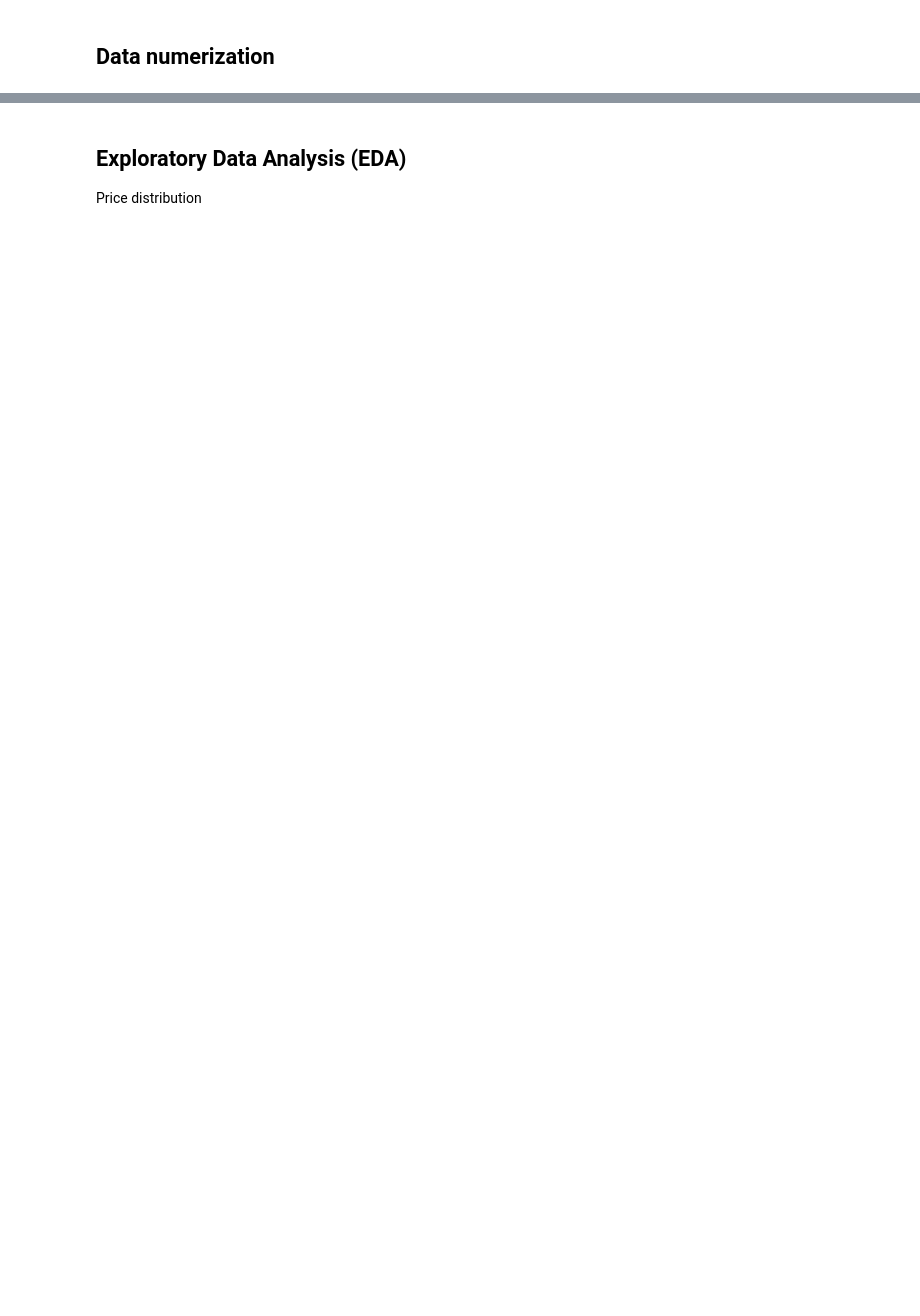
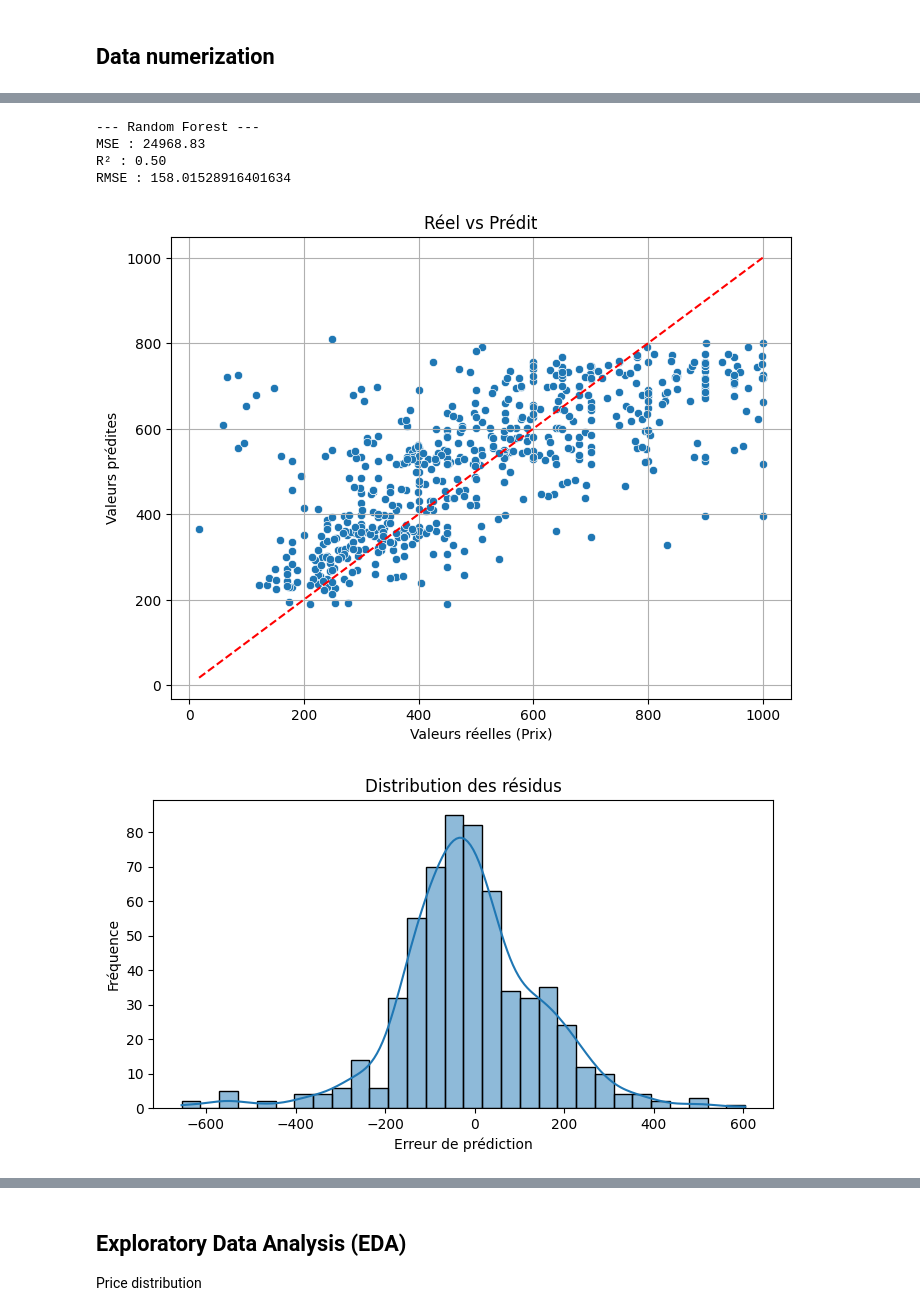
Before and after one commit to agpinedam/Project_Machine_Learning, a Jupyter notebook: exploring_data.ipynb, the cells around one changed output, grey strips where cells are left out. Drawn from its saved outputs; the diff is of its cells as text; code cells hidden in the pictures; blank space fills up the shorter version.

```diff
--- a/exploring_data.ipynb
+++ b/exploring_data.ipynb
@@ -339,0 +392,34 @@ df.head()
+# %%
+# --- Random Forest ---
+print("\n--- Random Forest ---")
+rf_model = RandomForestRegressor(n_estimators=100, max_depth=10, random_state=42)
+rf_model.fit(X_train, y_train)
+rf_preds = rf_model.predict(X_test)
+
+print(f"MSE : {mean_squared_error(y_test, rf_preds):.2f}")
+print(f"R² : {r2_score(y_test, rf_preds):.2f}")
+print(f'RMSE : {np.sqrt(mean_squared_error(y_test, rf_preds))}')
+
+plt.figure(figsize=(8, 6))
+sns.scatterplot(x=y_test, y=rf_preds)
+plt.plot([y_test.min(), y_test.max()], [y_test.min(), y_test.max()], '--r')
+plt.xlabel("Valeurs réelles (Prix)")
+plt.ylabel("Valeurs prédites")
+plt.title("Réel vs Prédit")
+plt.grid(True)
+plt.show()
+
+residuals = y_test - rf_preds
+plt.figure(figsize=(8, 4))
+sns.histplot(residuals, bins=30, kde=True)
+plt.title("Distribution des résidus")
+plt.xlabel("Erreur de prédiction")
+plt.ylabel("Fréquence")
+plt.show()
+# %% [output]
+--- Random Forest ---
+MSE : 24968.83
+R² : 0.50
+RMSE : 158.01528916401634
+[figure, added]
+[figure, added]
```
Also changed, not shown: parts of 12 cells of this notebook.
